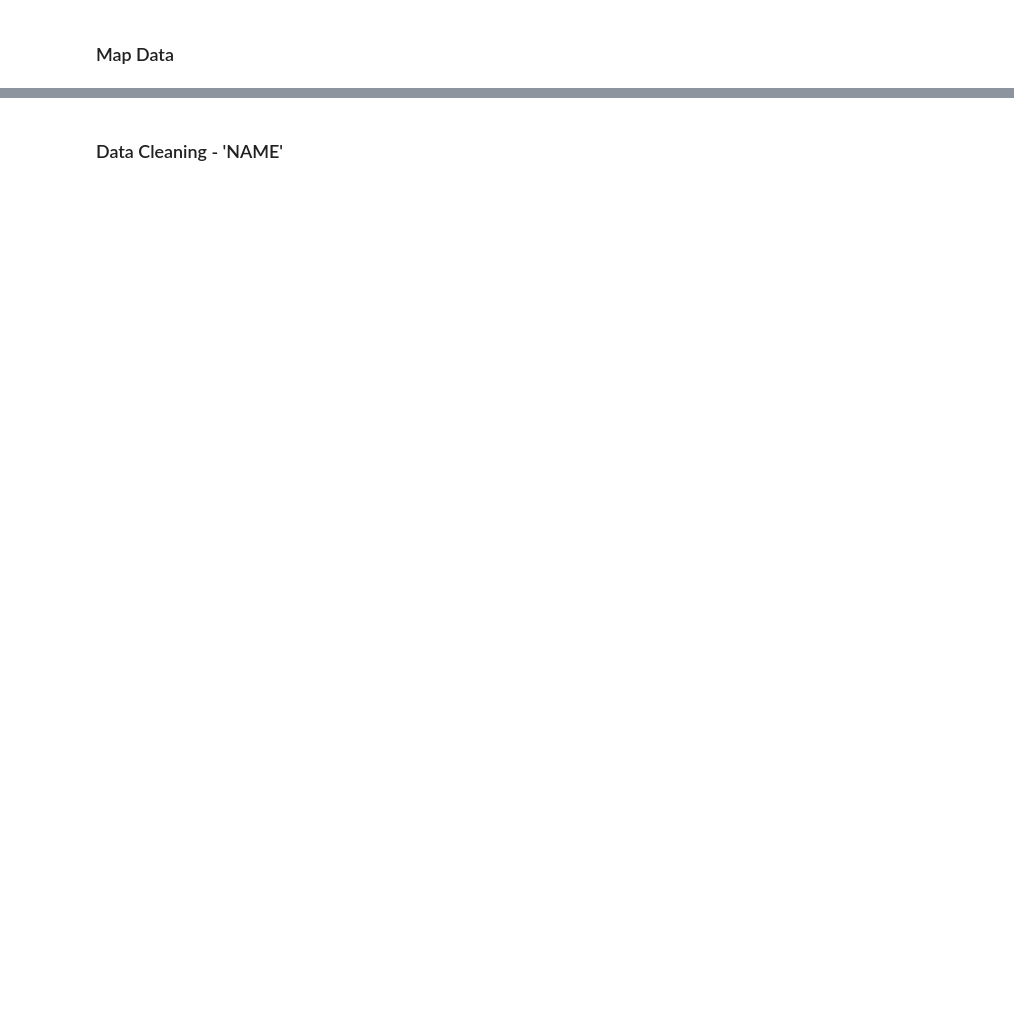
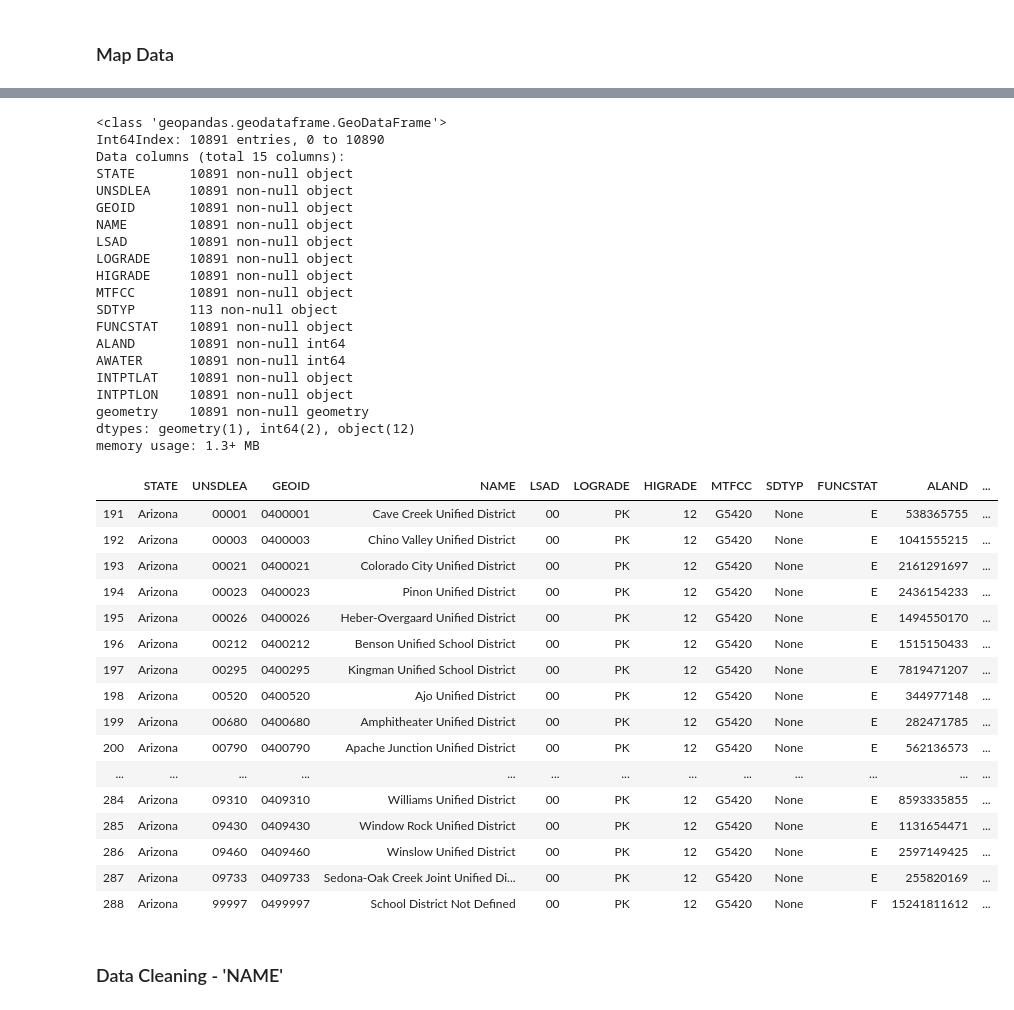
Before and after one commit to jamu0075/US-Education-Project, a Jupyter notebook: EDA/eda.ipynb, the cells around one changed output, grey strips where cells are left out. Saved outputs shown, nothing was run; the diff lists cells and outputs as text; code cells hidden in the pictures; blank space fills up the shorter version.

```diff
--- a/EDA/eda.ipynb
+++ b/EDA/eda.ipynb
@@ -109,3 +132,44 @@ map_2016.head()
+# %%
+map_2016.info()
+map_2016[map_2016.STATE == 'Arizona']
+# %% [output]
+<class 'geopandas.geodataframe.GeoDataFrame'>
+Int64Index: 10891 entries, 0 to 10890
+Data columns (total 15 columns):
+STATE       10891 non-null object
+UNSDLEA     10891 non-null object
+GEOID       10891 non-null object
+NAME        10891 non-null object
+LSAD        10891 non-null object
+LOGRADE     10891 non-null object
+HIGRADE     10891 non-null object
+MTFCC       10891 non-null object
+SDTYP       113 non-null object
+FUNCSTAT    10891 non-null object
+ALAND       10891 non-null int64
+AWATER      10891 non-null int64
+INTPTLAT    10891 non-null object
+INTPTLON    10891 non-null object
+geometry    10891 non-null geometry
+dtypes: geometry(1), int64(2), object(12)
+memory usage: 1.3+ MB
+|  | STATE | UNSDLEA | GEOID | NAME | LSAD | LOGRADE | HIGRADE | MTFCC | SDTYP | FUNCSTAT | ALAND | ... |
+| 191 | Arizona | 00001 | 0400001 | Cave Creek Unified District | 00 | PK | 12 | G5420 | None | E | 538365755 | ... |
+| 192 | Arizona | 00003 | 0400003 | Chino Valley Unified District | 00 | PK | 12 | G5420 | None | E | 1041555215 | ... |
+| 193 | Arizona | 00021 | 0400021 | Colorado City Unified District | 00 | PK | 12 | G5420 | None | E | 2161291697 | ... |
+| 194 | Arizona | 00023 | 0400023 | Pinon Unified District | 00 | PK | 12 | G5420 | None | E | 2436154233 | ... |
+| 195 | Arizona | 00026 | 0400026 | Heber-Overgaard Unified District | 00 | PK | 12 | G5420 | None | E | 1494550170 | ... |
+| 196 | Arizona | 00212 | 0400212 | Benson Unified School District | 00 | PK | 12 | G5420 | None | E | 1515150433 | ... |
+| 197 | Arizona | 00295 | 0400295 | Kingman Unified School District | 00 | PK | 12 | G5420 | None | E | 7819471207 | ... |
+| 198 | Arizona | 00520 | 0400520 | Ajo Unified District | 00 | PK | 12 | G5420 | None | E | 344977148 | ... |
+| 199 | Arizona | 00680 | 0400680 | Amphitheater Unified District | 00 | PK | 12 | G5420 | None | E | 282471785 | ... |
+| 200 | Arizona | 00790 | 0400790 | Apache Junction Unified District | 00 | PK | 12 | G5420 | None | E | 562136573 | ... |
+| ... | ... | ... | ... | ... | ... | ... | ... | ... | ... | ... | ... | ... |
+| 284 | Arizona | 09310 | 0409310 | Williams Unified District | 00 | PK | 12 | G5420 | None | E | 8593335855 | ... |
+| 285 | Arizona | 09430 | 0409430 | Window Rock Unified District | 00 | PK | 12 | G5420 | None | E | 1131654471 | ... |
+| 286 | Arizona | 09460 | 0409460 | Winslow Unified District | 00 | PK | 12 | G5420 | None | E | 2597149425 | ... |
+| 287 | Arizona | 09733 | 0409733 | Sedona-Oak Creek Joint Unified Di... | 00 | PK | 12 | G5420 | None | E | 255820169 | ... |
+| 288 | Arizona | 99997 | 0499997 | School District Not Defined | 00 | PK | 12 | G5420 | None | F | 15241811612 | ... |
 # %% [markdown]
 ### Data Cleaning - 'NAME'
 # %%
```
Also changed, not shown: parts of 13 cells of this notebook.
